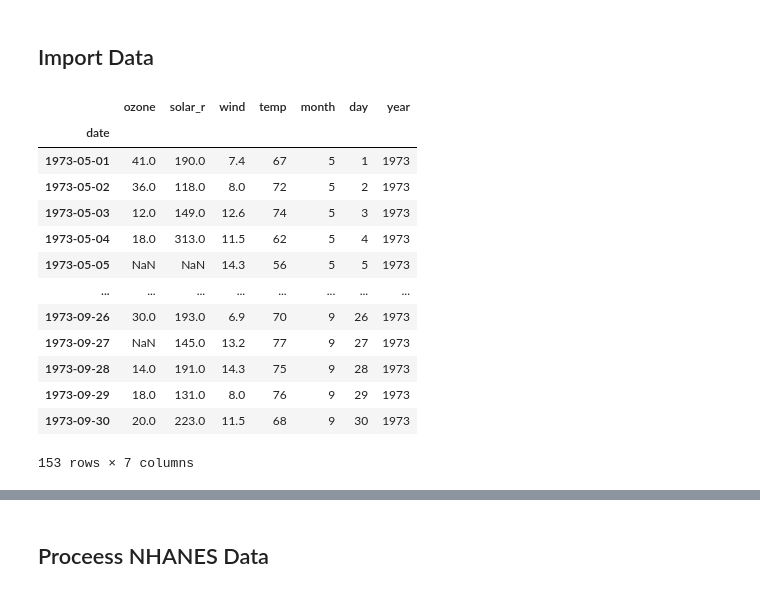
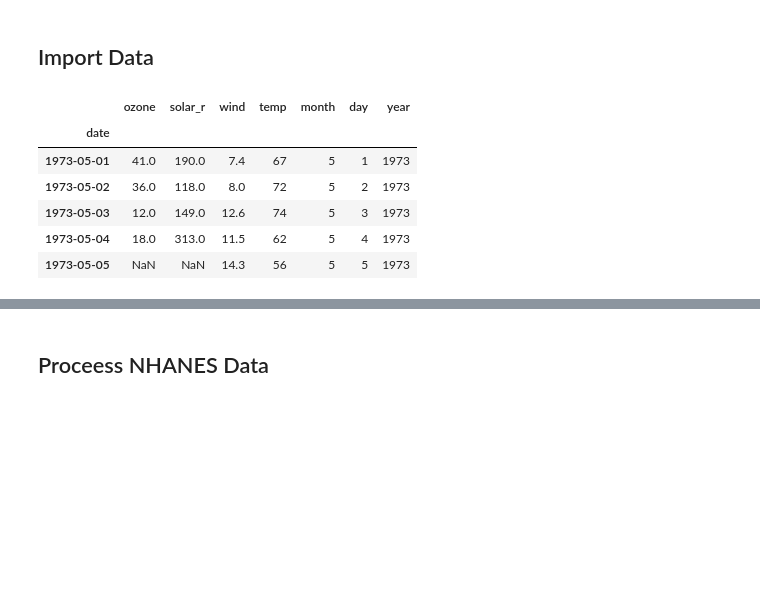
Before and after one commit to AleexSilva/Training-DataImputation, a Jupyter notebook: DataImput.ipynb, the cells around one changed output, grey strips where cells are left out. Saved outputs shown, nothing was run; the diff lists cells and outputs as text; code cells hidden in the pictures; blank space fills up the shorter version.

```diff
--- a/DataImput.ipynb
+++ b/DataImput.ipynb
@@ -41,34 +41,27 @@ sns.set_style("whitegrid")
 # %%
 airquality_df = (
     sm.datasets.get_rdataset("airquality")
     .data
     .clean_names(
         case_type = "snake"
     )
     .add_column("year", 1973)
     .assign(
         date = lambda df: pd.to_datetime(df[["year", "month", "day"]])
     )
     .sort_values(by = "date")
     .set_index("date")
 )
 
-airquality_df
+airquality_df.head()
 # %% [output]
 |  | ozone | solar_r | wind | temp | month | day | year |
 | date |  |  |  |  |  |  |  |
 | 1973-05-01 | 41.0 | 190.0 | 7.4 | 67 | 5 | 1 | 1973 |
 | 1973-05-02 | 36.0 | 118.0 | 8.0 | 72 | 5 | 2 | 1973 |
 | 1973-05-03 | 12.0 | 149.0 | 12.6 | 74 | 5 | 3 | 1973 |
 | 1973-05-04 | 18.0 | 313.0 | 11.5 | 62 | 5 | 4 | 1973 |
 | 1973-05-05 | NaN | NaN | 14.3 | 56 | 5 | 5 | 1973 |
-| ... | ... | ... | ... | ... | ... | ... | ... |
-| 1973-09-26 | 30.0 | 193.0 | 6.9 | 70 | 9 | 26 | 1973 |
-| 1973-09-27 | NaN | 145.0 | 13.2 | 77 | 9 | 27 | 1973 |
-| 1973-09-28 | 14.0 | 191.0 | 14.3 | 75 | 9 | 28 | 1973 |
-| 1973-09-29 | 18.0 | 131.0 | 8.0 | 76 | 9 | 29 | 1973 |
-| 1973-09-30 | 20.0 | 223.0 | 11.5 | 68 | 9 | 30 | 1973 |
-153 rows × 7 columns
 # %%
 nhanes_raw=(
     nhanes.load.load_NHANES_data(year='2017-2018')
```
Also changed, not shown: parts of 10 cells of this notebook.
